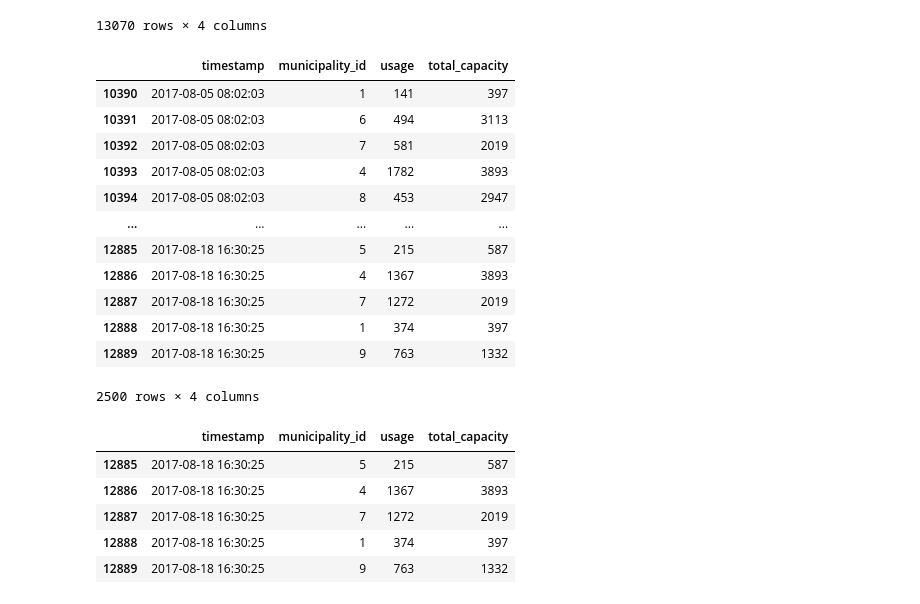
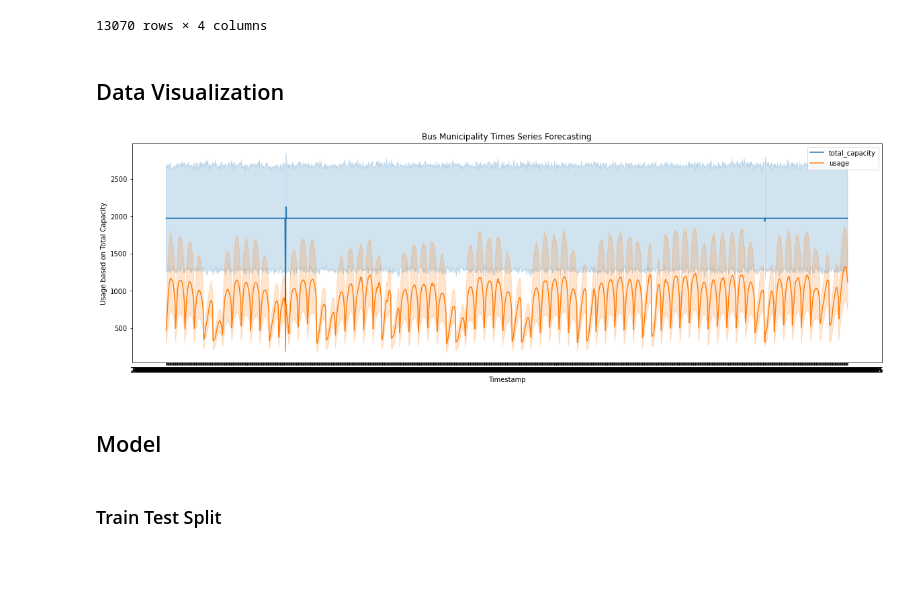
Before and after one commit to ozgecinko/BananaRepublicForecast, a Jupyter notebook: BananaRepublic.ipynb, the cells around one changed output. Drawn from its saved outputs; the diff is of its cells as text; code cells hidden in the pictures; blank space fills up the shorter version.

```diff
--- a/BananaRepublic.ipynb
+++ b/BananaRepublic.ipynb
@@ -67,6 +66,22 @@ df
 | 13068 | 2017-08-19 16:30:35 | 6 | 1680 | 3113 |
 | 13069 | 2017-08-19 16:30:35 | 3 | 1189 | 1930 |
 13070 rows × 4 columns
+# %% [markdown]
+## Data Visualization
+# %%
+plt.figure(figsize=(20,6))
+sns.lineplot(y=df['total_capacity'],x = df['timestamp'],linewidth = 1.5 , label = 'total_capacity')
+sns.lineplot(y=df['usage'],x = df['timestamp'],linewidth = 1.5 , label = 'usage')
+plt.xlabel ('Timestamp')
+plt.ylabel ('Usage based on Total Capacity')
+plt.title('Bus Municipality Times Series Forecasting')
+plt.show()
+# %% [output]
+[figure, added]
+# %% [markdown]
+## Model
+# %% [markdown]
+### Train Test Split
 # %%
 # Use the last two weeks (starting from 2017-08-05 to 2017-08-19) as assessment (test) data.
 mask = (df["timestamp"] > "2017-08-05") & (df["timestamp"] <= "2017-08-19")
@@ -74,26 +90 @@ test_data = df.loc[mask]
-# %%
-test_data
-# %% [output]
-|  | timestamp | municipality_id | usage | total_capacity |
-| 10390 | 2017-08-05 08:02:03 | 1 | 141 | 397 |
-| 10391 | 2017-08-05 08:02:03 | 6 | 494 | 3113 |
-| 10392 | 2017-08-05 08:02:03 | 7 | 581 | 2019 |
-| 10393 | 2017-08-05 08:02:03 | 4 | 1782 | 3893 |
-| 10394 | 2017-08-05 08:02:03 | 8 | 453 | 2947 |
-| ... | ... | ... | ... | ... |
-| 12885 | 2017-08-18 16:30:25 | 5 | 215 | 587 |
-| 12886 | 2017-08-18 16:30:25 | 4 | 1367 | 3893 |
-| 12887 | 2017-08-18 16:30:25 | 7 | 1272 | 2019 |
-| 12888 | 2017-08-18 16:30:25 | 1 | 374 | 397 |
-| 12889 | 2017-08-18 16:30:25 | 9 | 763 | 1332 |
-2500 rows × 4 columns
-# %%
-test_data.tail()
-# %% [output]
-|  | timestamp | municipality_id | usage | total_capacity |
-| 12885 | 2017-08-18 16:30:25 | 5 | 215 | 587 |
-| 12886 | 2017-08-18 16:30:25 | 4 | 1367 | 3893 |
-| 12887 | 2017-08-18 16:30:25 | 7 | 1272 | 2019 |
-| 12888 | 2017-08-18 16:30:25 | 1 | 374 | 397 |
-| 12889 | 2017-08-18 16:30:25 | 9 | 763 | 1332 |
 # %%
```
Also changed, not shown: parts of 11 cells of this notebook.
